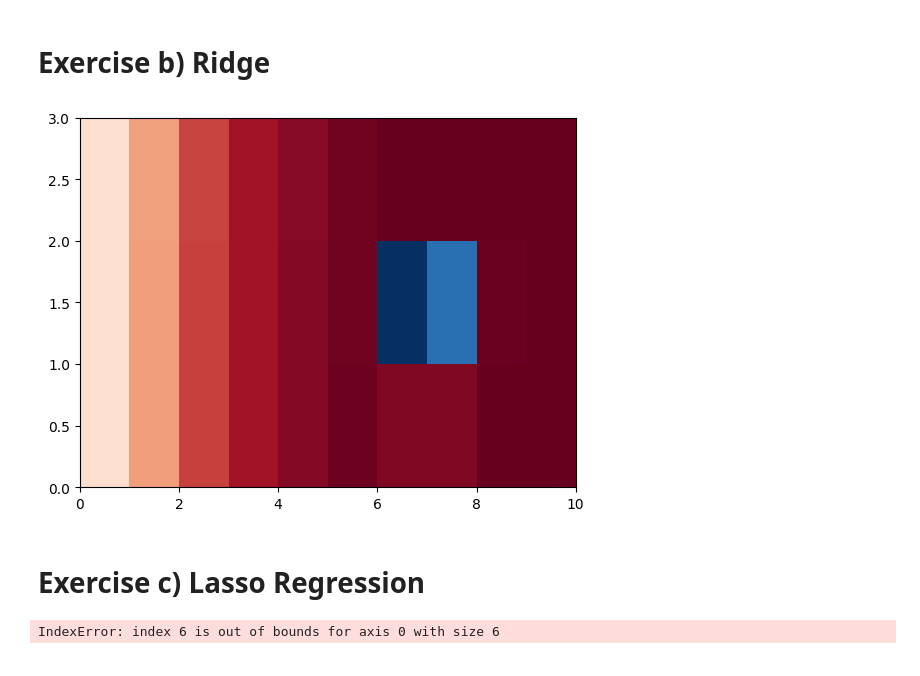
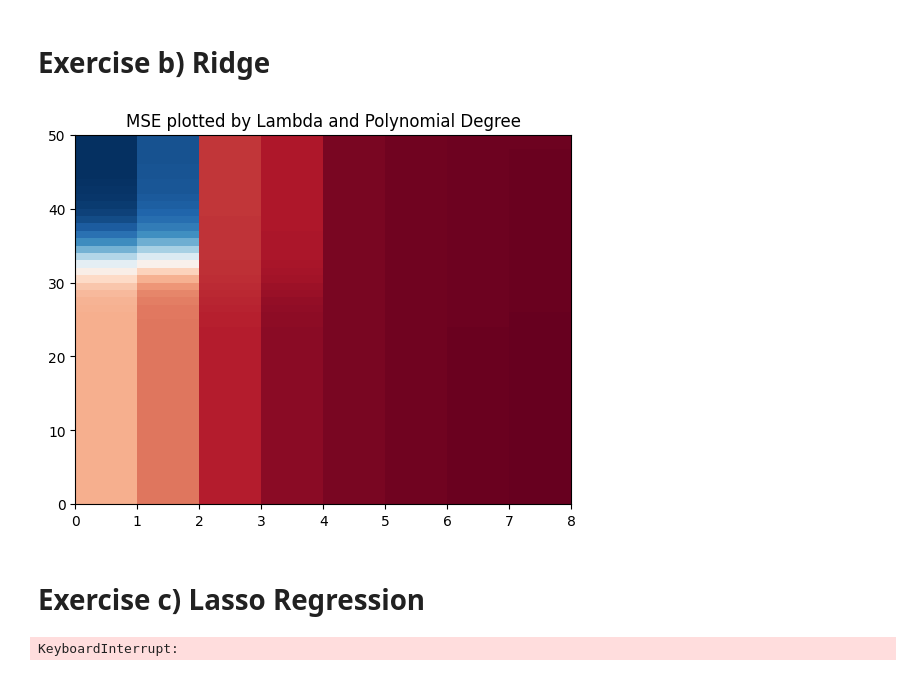
Before and after one commit to carmenpd/HWS23-MachineLearning, a Jupyter notebook: doc/carmenpd/Project-1 merged a) to c).ipynb, the cells around one changed output. Cells and saved outputs as stored; diff of their text form; code cells hidden in the pictures.

```diff
--- a/doc/carmenpd/Project-1 merged a) to c).ipynb
+++ b/doc/carmenpd/Project-1 merged a) to c).ipynb
@@ -33,7 +33,7 @@ def FrankeFunction(x,y):
     return term1 + term2 + term3 + term4
 
 
-z = FrankeFunction(x, y) + 0.05*np.random.normal(0,1, x.shape)
+z = FrankeFunction(x, y) + 0.1*np.random.normal(0,1, x.shape)
 
 # Plot the surface.
 surf = ax.plot_surface(x, y, z, cmap=cm.coolwarm, linewidth=0, antialiased=False)
@@ -183,56 +183,50 @@ Text(0.5, 0, 'index of the beta in our vector')
 # %%
 # We are using the same data, as well as splitting, as in a). This allows us a better comparison between our results from the OLS and the Ridge fitting.
 
-lmb = np.linspace(-4, 0.05, 3) # We include lmb = 0, which equals the OLS fitting
+from matplotlib import cm
+import matplotlib.cbook as cbook
+import matplotlib.colors as colors
+
+lmb = np.logspace(-4, 6, 50) # We include lmb = 0, which equals the OLS fitting
 
 beta_list = []
 MSE_train = np.zeros((len(lmb),degree))
 MSE_test = np.zeros((len(lmb),degree))
 rsqr_train = np.zeros((len(lmb),degree))
 rsqr_test = np.zeros((len(lmb),degree))
 
 for j in range(len(lmb)):
     for i in range(1, degree+1):
             c = int((i+2)*(i+1)/2)
             X_tilde = X_train_scaled[:,0:c-1]
             beta = np.linalg.pinv(X_tilde.T @ X_tilde + lmb[j]*np.ones((len(X_tilde.T),len(X_tilde.T)))) @ X_tilde.T @ z_train
             beta_list.append(list(beta))
 
             ypredict = X_tilde @ beta
             ypredict_test = X_test_scaled[:,0:c-1] @ beta
 
             MSE_train[j, i-1] = MSE(z_train, ypredict)
             MSE_test[j, i-1] = MSE(z_test, ypredict_test)
             rsqr_train[j, i-1]= rsquare(z_train, ypredict)
             rsqr_test[j, i-1]= rsquare(z_test, ypredict_test)
 
 
 
 # plotting the MSE and R^2 - as well as beta - as functions of the polynomial degree
 # table
 
-MSE_train_min = np.min(MSE_train)
-MSE_train_max = np.max(MSE_train)
 
 fig, ax = plt.subplots()
-ax.pcolormesh(MSE_test, cmap='RdBu', vmin=MSE_train_min, vmax=MSE_train_max)
-#ax.set_title('pcolormesh')
-# set the limits of the plot to the limits of the data
-#ax.axis([x.min(), x.max(), y.min(), y.max()])
-#fig.colorbar(c, ax=ax)
-
-
-
-#plt.title("Heatmap with different color")
+ax.pcolormesh(MSE_train, cmap='RdBu', norm=colors.LogNorm(vmin=MSE_train.min(), vmax=MSE_train.max()))
+plt.title("MSE plotted by Lambda and Polynomial Degree")
 plt.show()
 # %% [output]
-[figure, old version]
+[figure, new version]
 # %% [markdown]
 # Exercise c) Lasso Regression
 # %%
 from sklearn import linear_model
 
-lmb = np.append([0],[0.0001*10**i for i in range(0,5)])
 MSE_train_Lasso = np.zeros((len(lmb),degree))
 MSE_test_Lasso = np.zeros((len(lmb),degree))
 rsqr_train_Lasso = np.zeros((len(lmb),degree))
@@ -258,4 +252,4 @@ for j in range(len(lmb)):
 
 # plotting the MSE and R^2 - as well as beta - as functions of the polynomial degree
 # %% [output]
-IndexError: index 6 is out of bounds for axis 0 with size 6
+KeyboardInterrupt:
```
Also changed, not shown: parts of 3 cells of this notebook, 1 other file.
